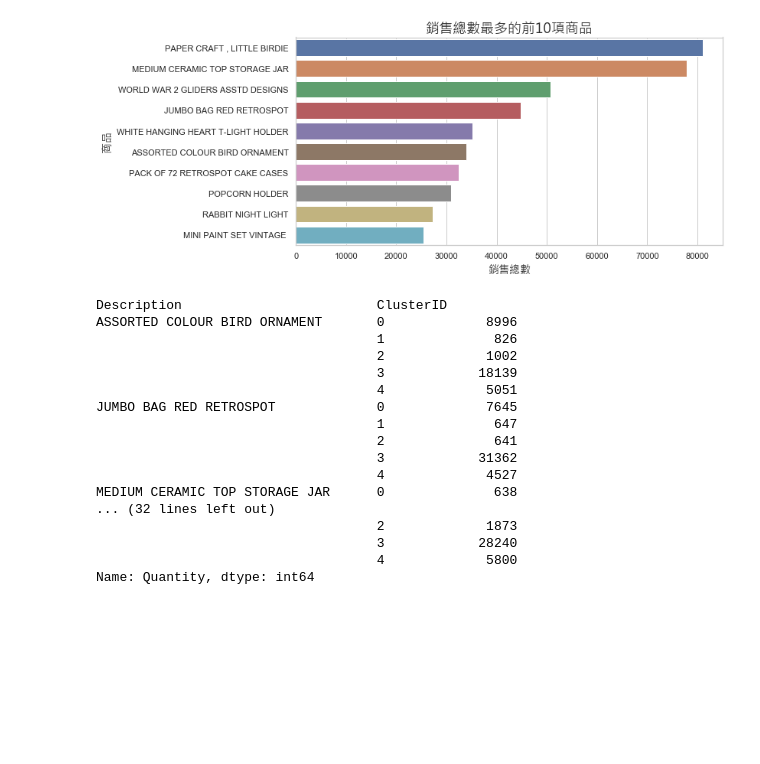
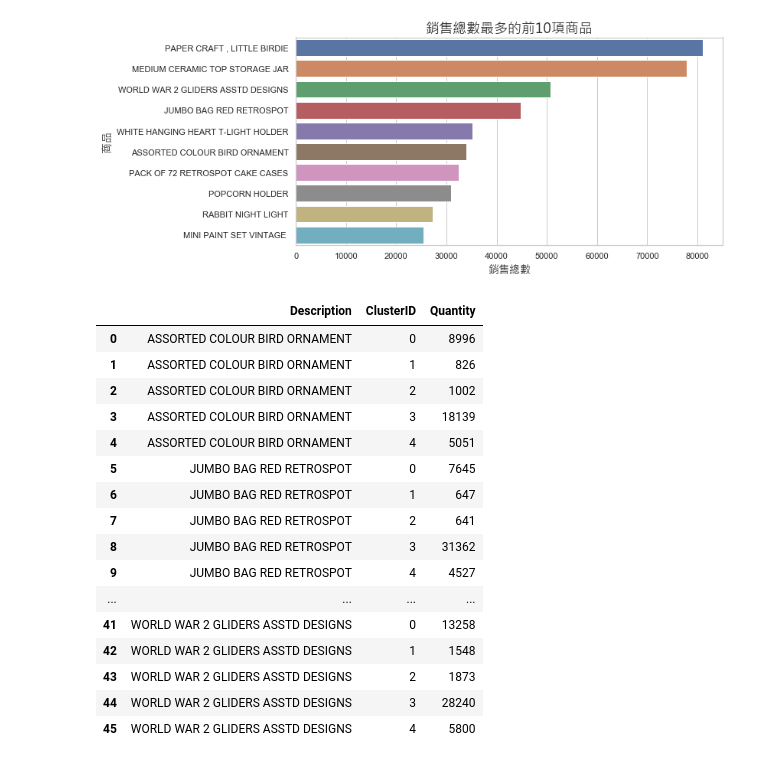
Before and after one commit to sungchien/ecommerce, a Jupyter notebook: 14-purchase_analysis.ipynb, the cells around one changed output. Cells and saved outputs as stored; diff of their text form; code cells hidden in the pictures; blank space fills up the shorter version.

```diff
--- a/14-purchase_analysis.ipynb
+++ b/14-purchase_analysis.ipynb
@@ -145,20 +157,22 @@ df = df.loc[df.Description.isin(MajorProducts.Description.values), ]
 # %%
-df.groupby(["Description", "ClusterID"]).Quantity.sum()
+# 統計銷售總數最多的前十項商品在各集群顧客的銷售數
+Products_byCluster = mp_df.groupby(["Description", "ClusterID"]).Quantity.sum().reset_index()
+Products_byCluster
 # %% [output]
-Description                         ClusterID
-ASSORTED COLOUR BIRD ORNAMENT       0             8996
-                                    1              826
-                                    2             1002
-                                    3            18139
-                                    4             5051
-JUMBO BAG RED RETROSPOT             0             7645
-                                    1              647
-                                    2              641
-                                    3            31362
-                                    4             4527
-MEDIUM CERAMIC TOP STORAGE JAR      0              638
-... (32 lines left out)
-                                    2             1873
-                                    3            28240
-                                    4             5800
-Name: Quantity, dtype: int64
+|  | Description | ClusterID | Quantity |
+| 0 | ASSORTED COLOUR BIRD ORNAMENT | 0 | 8996 |
+| 1 | ASSORTED COLOUR BIRD ORNAMENT | 1 | 826 |
+| 2 | ASSORTED COLOUR BIRD ORNAMENT | 2 | 1002 |
+| 3 | ASSORTED COLOUR BIRD ORNAMENT | 3 | 18139 |
+| 4 | ASSORTED COLOUR BIRD ORNAMENT | 4 | 5051 |
+| 5 | JUMBO BAG RED RETROSPOT | 0 | 7645 |
+| 6 | JUMBO BAG RED RETROSPOT | 1 | 647 |
+| 7 | JUMBO BAG RED RETROSPOT | 2 | 641 |
+| 8 | JUMBO BAG RED RETROSPOT | 3 | 31362 |
+| 9 | JUMBO BAG RED RETROSPOT | 4 | 4527 |
+| ... | ... | ... | ... |
+| 41 | WORLD WAR 2 GLIDERS ASSTD DESIGNS | 0 | 13258 |
+| 42 | WORLD WAR 2 GLIDERS ASSTD DESIGNS | 1 | 1548 |
+| 43 | WORLD WAR 2 GLIDERS ASSTD DESIGNS | 2 | 1873 |
+| 44 | WORLD WAR 2 GLIDERS ASSTD DESIGNS | 3 | 28240 |
+| 45 | WORLD WAR 2 GLIDERS ASSTD DESIGNS | 4 | 5800 |
```
Also changed, not shown: parts of 41 cells of this notebook.
